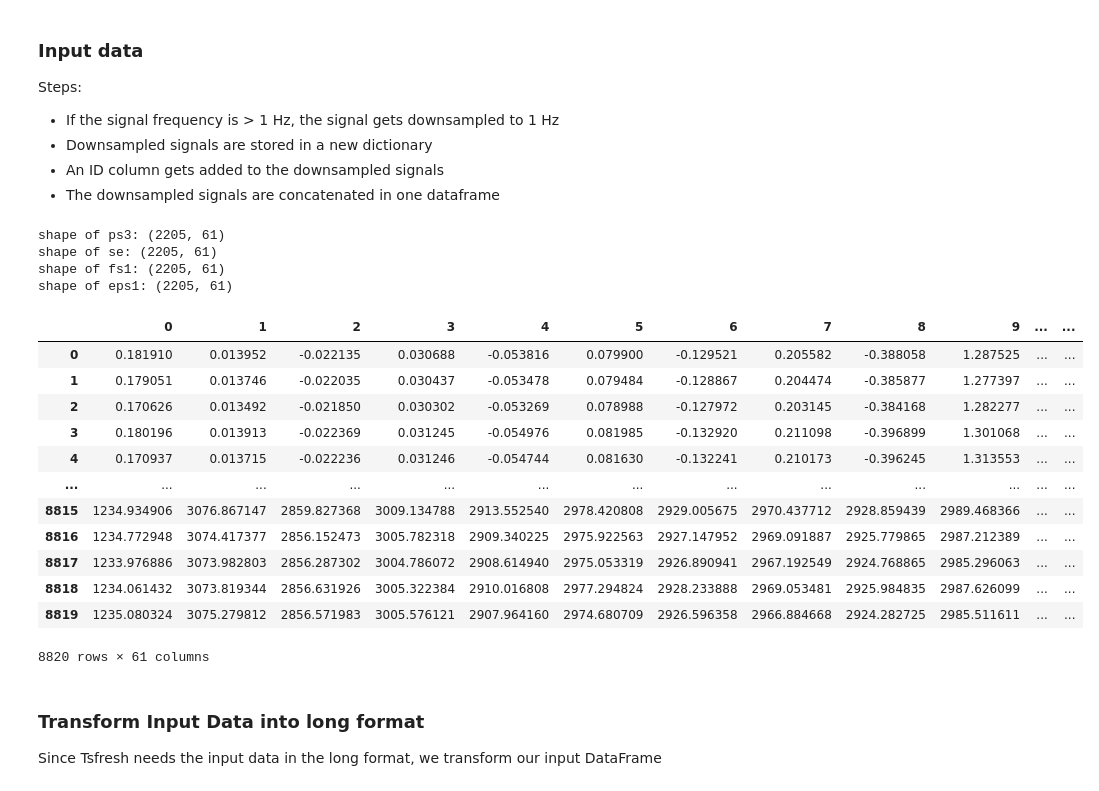
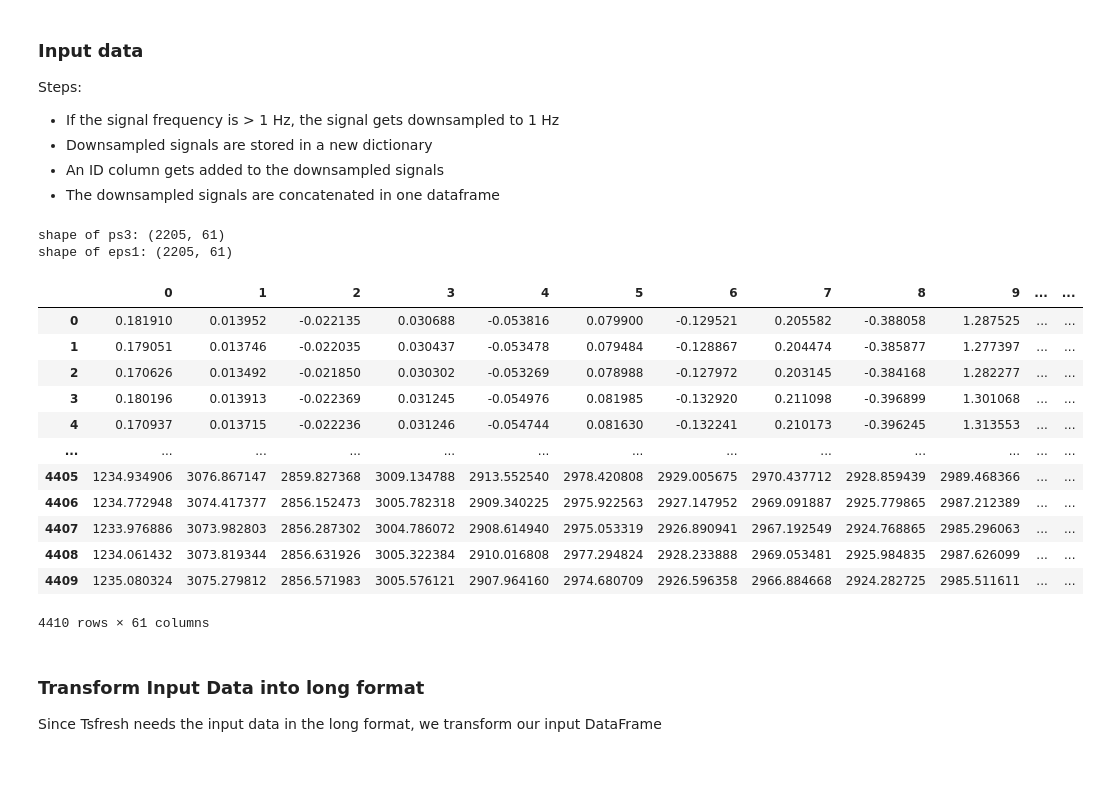
Before and after one commit to danielsaiger1/uni_projects, a Jupyter notebook: python_advanced/final_project/feature_extraction_tsfresh.ipynb, the cells around one changed output. Saved outputs shown, nothing was run; the diff lists cells and outputs as text; code cells hidden in the pictures.

```diff
--- a/python_advanced/final_project/feature_extraction_tsfresh.ipynb
+++ b/python_advanced/final_project/feature_extraction_tsfresh.ipynb
@@ -103,7 +103,7 @@ Steps:
     <li>The downsampled signals are concatenated in one dataframe</li>
 </ul>
 # %%
-df_list = ['ps3', 'se', 'fs1', 'eps1']
+df_list = ['ps3', 'eps1']
 
 df_downsampled = {}
 
@@ -124,41 +124,39 @@ for df in df_list:
         for i in range(data[df].shape[0]):
             row = data[df].iloc[i].values  # Extract row as a 1D array
             filtered_signal = decimate(row, downsample_factor, ftype='fir')  # Downsample
             filtered_signals.append(filtered_signal)  # Store the result
         # Create a new DataFrame with the filtered signals and add the 'id' column
         df_downsampled[df] = pd.DataFrame(filtered_signals)
         df_downsampled[df]["id"] = df_downsampled[df].index
 
     else:
         df_downsampled[df] = data[df]
         df_downsampled[df]["id"] = df_downsampled[df].index
 
 
 for i in df_downsampled.keys():
     print(f"shape of {i}: {df_downsampled[i].shape}")
 
 # Combine all DataFrames
 df_combined = pd.concat([df_downsampled[df] for df in df_list], ignore_index=True)
 
 df_combined
 # %% [output]
 shape of ps3: (2205, 61)
-shape of se: (2205, 61)
-shape of fs1: (2205, 61)
 shape of eps1: (2205, 61)
 |  | 0 | 1 | 2 | 3 | 4 | 5 | 6 | 7 | 8 | 9 | ... | ... |
 | 0 | 0.181910 | 0.013952 | -0.022135 | 0.030688 | -0.053816 | 0.079900 | -0.129521 | 0.205582 | -0.388058 | 1.287525 | ... | ... |
 | 1 | 0.179051 | 0.013746 | -0.022035 | 0.030437 | -0.053478 | 0.079484 | -0.128867 | 0.204474 | -0.385877 | 1.277397 | ... | ... |
 | 2 | 0.170626 | 0.013492 | -0.021850 | 0.030302 | -0.053269 | 0.078988 | -0.127972 | 0.203145 | -0.384168 | 1.282277 | ... | ... |
 | 3 | 0.180196 | 0.013913 | -0.022369 | 0.031245 | -0.054976 | 0.081985 | -0.132920 | 0.211098 | -0.396899 | 1.301068 | ... | ... |
 | 4 | 0.170937 | 0.013715 | -0.022236 | 0.031246 | -0.054744 | 0.081630 | -0.132241 | 0.210173 | -0.396245 | 1.313553 | ... | ... |
 | ... | ... | ... | ... | ... | ... | ... | ... | ... | ... | ... | ... | ... |
-| 8815 | 1234.934906 | 3076.867147 | 2859.827368 | 3009.134788 | 2913.552540 | 2978.420808 | 2929.005675 | 2970.437712 | 2928.859439 | 2989.468366 | ... | ... |
-| 8816 | 1234.772948 | 3074.417377 | 2856.152473 | 3005.782318 | 2909.340225 | 2975.922563 | 2927.147952 | 2969.091887 | 2925.779865 | 2987.212389 | ... | ... |
-| 8817 | 1233.976886 | 3073.982803 | 2856.287302 | 3004.786072 | 2908.614940 | 2975.053319 | 2926.890941 | 2967.192549 | 2924.768865 | 2985.296063 | ... | ... |
-| 8818 | 1234.061432 | 3073.819344 | 2856.631926 | 3005.322384 | 2910.016808 | 2977.294824 | 2928.233888 | 2969.053481 | 2925.984835 | 2987.626099 | ... | ... |
-| 8819 | 1235.080324 | 3075.279812 | 2856.571983 | 3005.576121 | 2907.964160 | 2974.680709 | 2926.596358 | 2966.884668 | 2924.282725 | 2985.511611 | ... | ... |
+| 4405 | 1234.934906 | 3076.867147 | 2859.827368 | 3009.134788 | 2913.552540 | 2978.420808 | 2929.005675 | 2970.437712 | 2928.859439 | 2989.468366 | ... | ... |
+| 4406 | 1234.772948 | 3074.417377 | 2856.152473 | 3005.782318 | 2909.340225 | 2975.922563 | 2927.147952 | 2969.091887 | 2925.779865 | 2987.212389 | ... | ... |
+| 4407 | 1233.976886 | 3073.982803 | 2856.287302 | 3004.786072 | 2908.614940 | 2975.053319 | 2926.890941 | 2967.192549 | 2924.768865 | 2985.296063 | ... | ... |
+| 4408 | 1234.061432 | 3073.819344 | 2856.631926 | 3005.322384 | 2910.016808 | 2977.294824 | 2928.233888 | 2969.053481 | 2925.984835 | 2987.626099 | ... | ... |
+| 4409 | 1235.080324 | 3075.279812 | 2856.571983 | 3005.576121 | 2907.964160 | 2974.680709 | 2926.596358 | 2966.884668 | 2924.282725 | 2985.511611 | ... | ... |
-8820 rows × 61 columns
+4410 rows × 61 columns
 # %%
 # from scipy.signal import resample_poly, decimate
 # df_list = ['se', 'fs1', 'ps3']
```
Also changed, not shown: parts of 5 cells of this notebook, 7 other files.
